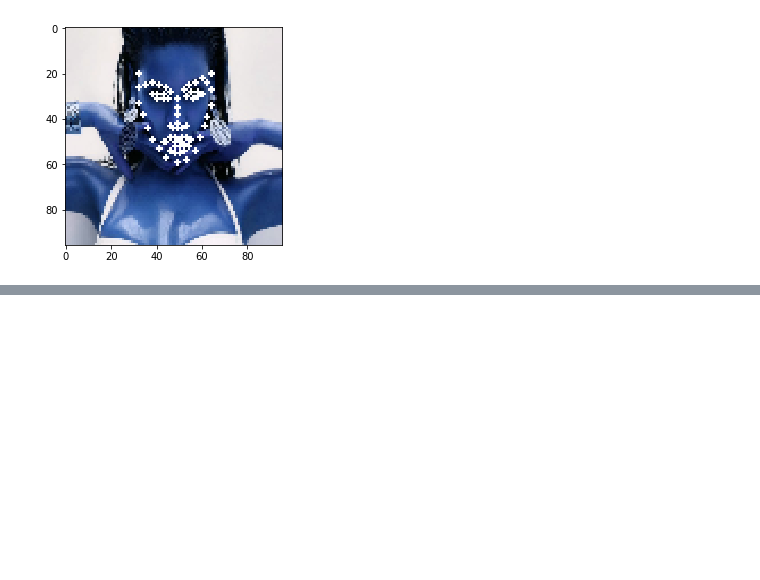
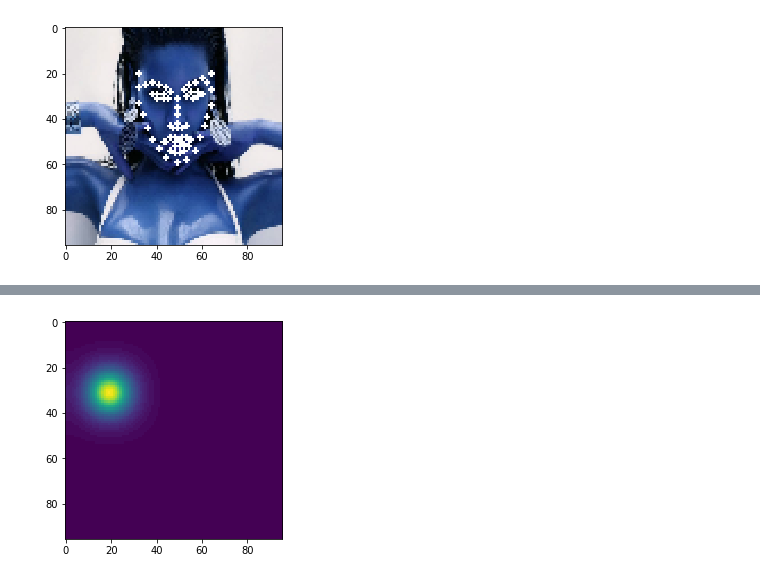
Before and after one commit to Curiousss/FLD, a Jupyter notebook: Main.ipynb, the cells around one changed output, grey strips where cells are left out. Cells and saved outputs as stored; diff of their text form; code cells hidden in the pictures; blank space fills up the shorter version.

Commit message:
Apply kernel

```diff
--- a/Main.ipynb
+++ b/Main.ipynb
@@ -105,0 +109,22 @@ for p in new_points:
+# %%
+import numpy as np
+f = open(r'C:\Users\Meers\Documents\Techie\InkersIntern\Phase2\Merget\Merget\network\config\kernel45.txt')
+kernel45 = np.fromfile(f, dtype = np.float32, count = -1, sep = " ")
+kernel45 = np.reshape(kernel45, (45, 45))
+# %%
+dst = cv2.filter2D(heatmap[0],-1,kernel45)
+dst = cv2.filter2D(dst,-1,kernel45)
+#dst = cv2.filter2D(dst,-1,kernel45)
+#plt.imshow(heatmap[0])
+#plt.show()
+#blur = cv2.GaussianBlur(heatmap[0], (5,5), 0)
+#blur = blur.reshape(96, 96)
+#print(blur.shape)
+#plt.subplot(122),
+plt.imshow(dst)
+''',plt.title('Blurred')
+plt.xticks([]), plt.yticks([])
+'''
+plt.show()
+# %% [output]
+[figure, added]
```
Also changed, not shown: parts of 1 cell of this notebook.
